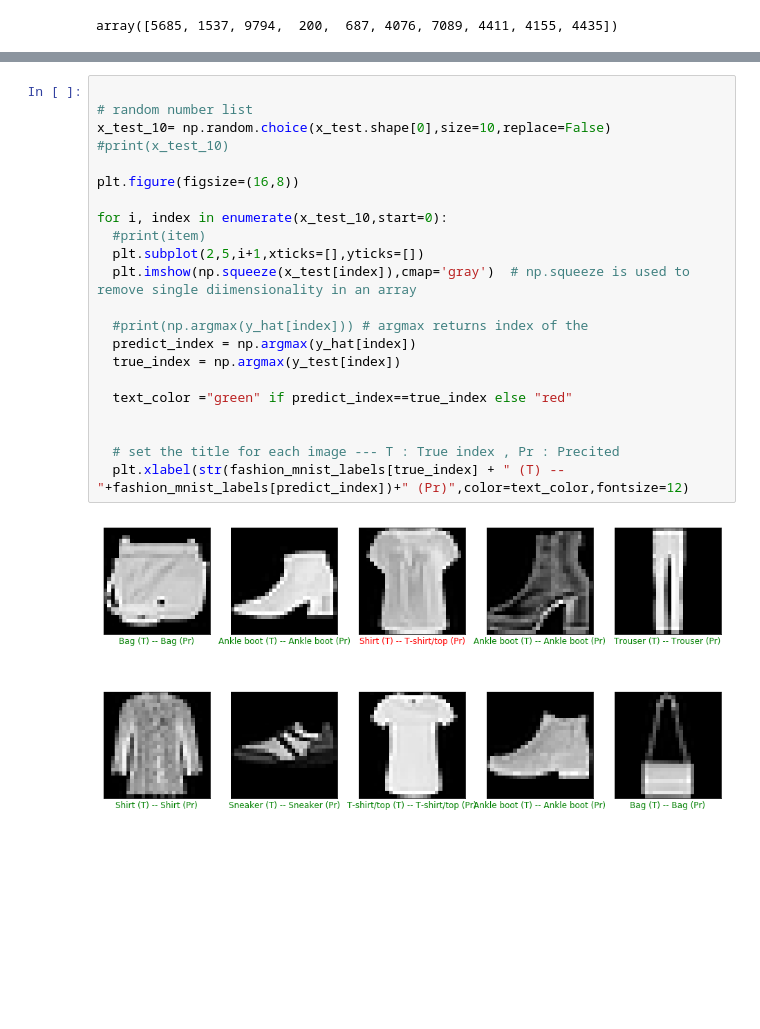
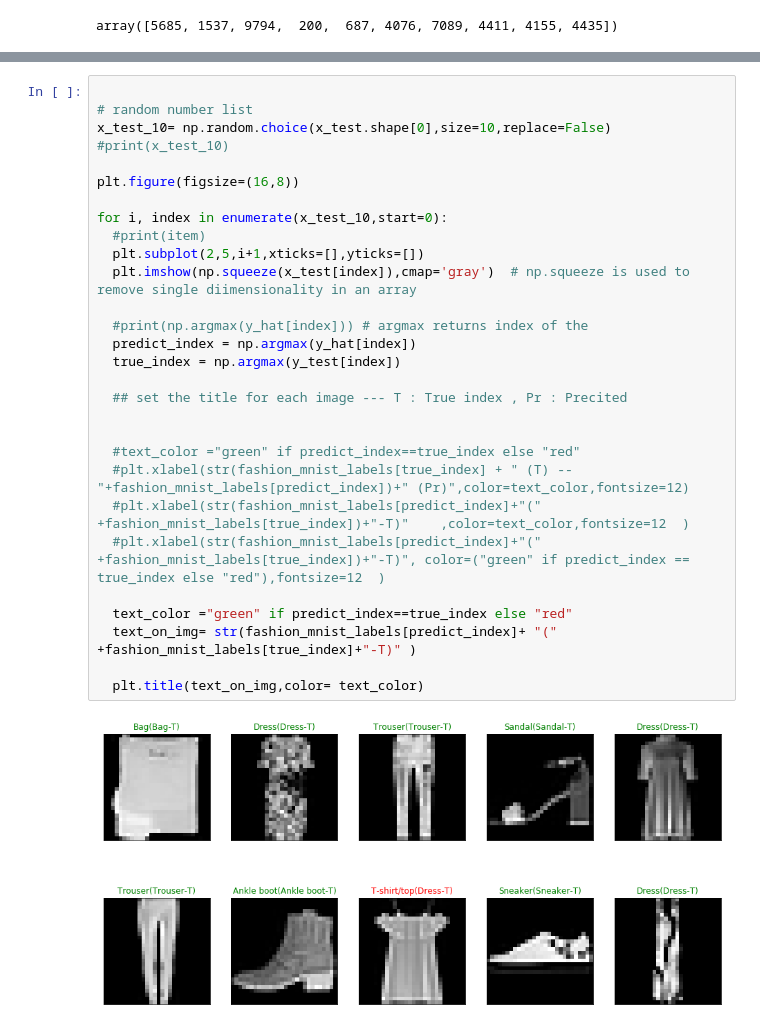
Before and after one commit to towfeeqf/DL-practice-problems, a Jupyter notebook: fashion_test.ipynb, the cells around one changed output, grey strips where cells are left out. Saved outputs shown, nothing was run; the diff lists cells and outputs as text; blank space fills up the shorter version.

```diff
--- a/fashion_test.ipynb
+++ b/fashion_test.ipynb
@@ -503,24 +503,31 @@ array([[1.2250728e-08, 8.4331417e-11, 4.3632001e-10, 1.2820947e-10,
 # %%
 
 # random number list
 x_test_10= np.random.choice(x_test.shape[0],size=10,replace=False)
 #print(x_test_10)
 
 plt.figure(figsize=(16,8))
 
 for i, index in enumerate(x_test_10,start=0):
   #print(item)
   plt.subplot(2,5,i+1,xticks=[],yticks=[])
   plt.imshow(np.squeeze(x_test[index]),cmap='gray')  # np.squeeze is used to remove single diimensionality in an array
 
   #print(np.argmax(y_hat[index])) # argmax returns index of the
   predict_index = np.argmax(y_hat[index])
   true_index = np.argmax(y_test[index])
 
-  text_color ="green" if predict_index==true_index else "red"
+  ## set the title for each image --- T : True index , Pr : Precited
 
 
-  # set the title for each image --- T : True index , Pr : Precited
-  plt.xlabel(str(fashion_mnist_labels[true_index] + " (T) -- "+fashion_mnist_labels[predict_index])+" (Pr)",color=text_color,fontsize=12)
+  #text_color ="green" if predict_index==true_index else "red"
+  #plt.xlabel(str(fashion_mnist_labels[true_index] + " (T) -- "+fashion_mnist_labels[predict_index])+" (Pr)",color=text_color,fontsize=12)
+  #plt.xlabel(str(fashion_mnist_labels[predict_index]+"(" +fashion_mnist_labels[true_index])+"-T)"    ,color=text_color,fontsize=12  )
+  #plt.xlabel(str(fashion_mnist_labels[predict_index]+"(" +fashion_mnist_labels[true_index])+"-T)", color=("green" if predict_index == true_index else "red"),fontsize=12  )
+
+  text_color ="green" if predict_index==true_index else "red"
+  text_on_img= str(fashion_mnist_labels[predict_index]+ "(" +fashion_mnist_labels[true_index]+"-T)" )
+
+  plt.title(text_on_img,color= text_color)
 # %% [output]
-[figure, old version]
+[figure, new version]
```
